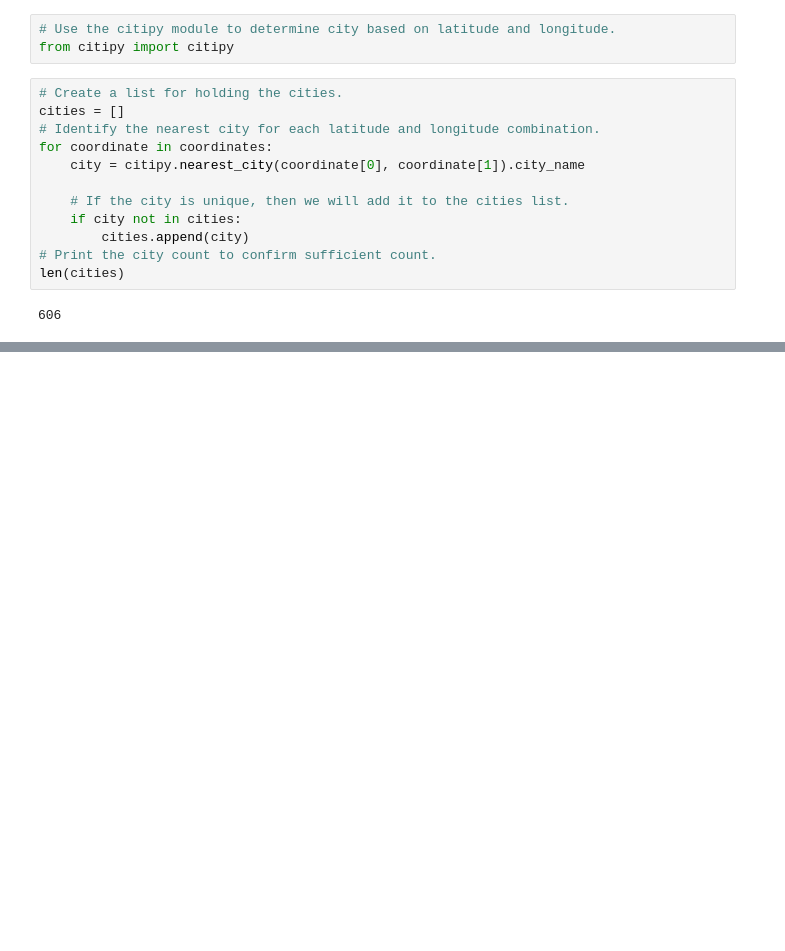
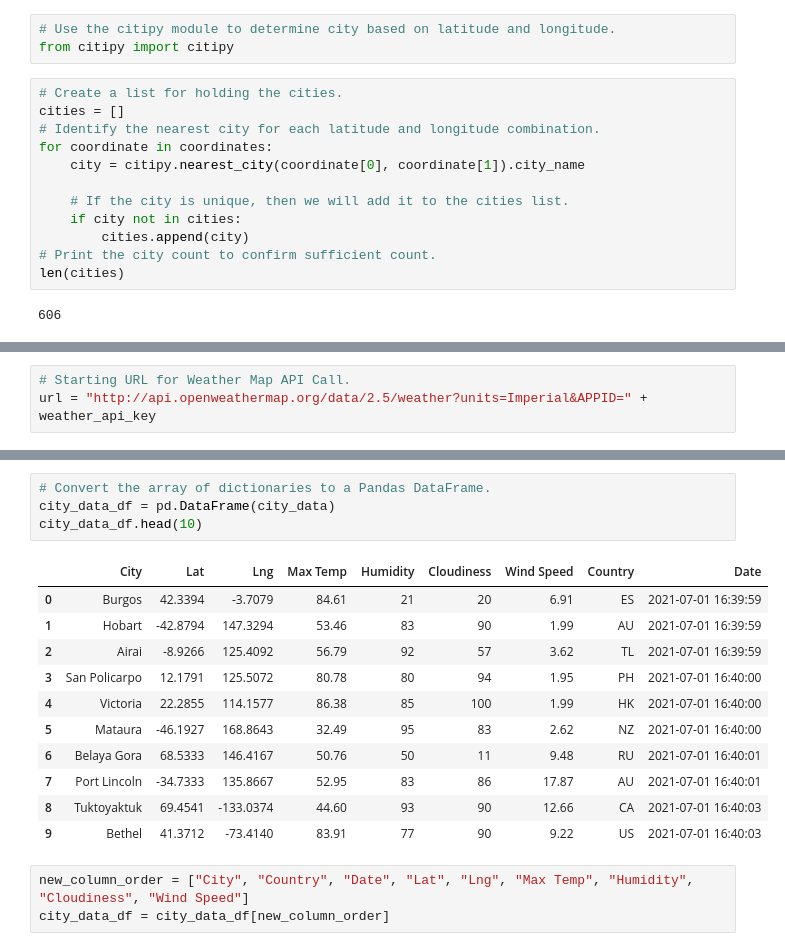
Before and after one commit to Shihab-Humayun/World_Weather_Analysis, a Jupyter notebook: WeatherPy.ipynb, the cells around one changed output, grey strips where cells are left out. Saved outputs shown, nothing was run; the diff lists cells and outputs as text; blank space fills up the shorter version.

Commit message:
Modifying .gitignore and adding WeatherPy file

```diff
--- a/WeatherPy.ipynb
+++ b/WeatherPy.ipynb
@@ -33,0 +40,3 @@ len(cities)
+# %%
+# Starting URL for Weather Map API Call.
+url = "http://api.openweathermap.org/data/2.5/weather?units=Imperial&APPID=" + weather_api_key
@@ -33,0 +134,19 @@ len(cities)
+# %%
+# Convert the array of dictionaries to a Pandas DataFrame.
+city_data_df = pd.DataFrame(city_data)
+city_data_df.head(10)
+# %% [output]
+|  | City | Lat | Lng | Max Temp | Humidity | Cloudiness | Wind Speed | Country | Date |
+| 0 | Burgos | 42.3394 | -3.7079 | 84.61 | 21 | 20 | 6.91 | ES | 2021-07-01 16:39:59 |
+| 1 | Hobart | -42.8794 | 147.3294 | 53.46 | 83 | 90 | 1.99 | AU | 2021-07-01 16:39:59 |
+| 2 | Airai | -8.9266 | 125.4092 | 56.79 | 92 | 57 | 3.62 | TL | 2021-07-01 16:39:59 |
+| 3 | San Policarpo | 12.1791 | 125.5072 | 80.78 | 80 | 94 | 1.95 | PH | 2021-07-01 16:40:00 |
+| 4 | Victoria | 22.2855 | 114.1577 | 86.38 | 85 | 100 | 1.99 | HK | 2021-07-01 16:40:00 |
+| 5 | Mataura | -46.1927 | 168.8643 | 32.49 | 95 | 83 | 2.62 | NZ | 2021-07-01 16:40:00 |
+| 6 | Belaya Gora | 68.5333 | 146.4167 | 50.76 | 50 | 11 | 9.48 | RU | 2021-07-01 16:40:01 |
+| 7 | Port Lincoln | -34.7333 | 135.8667 | 52.95 | 83 | 86 | 17.87 | AU | 2021-07-01 16:40:01 |
+| 8 | Tuktoyaktuk | 69.4541 | -133.0374 | 44.60 | 93 | 90 | 12.66 | CA | 2021-07-01 16:40:03 |
+| 9 | Bethel | 41.3712 | -73.4140 | 83.91 | 77 | 90 | 9.22 | US | 2021-07-01 16:40:03 |
+# %%
+new_column_order = ["City", "Country", "Date", "Lat", "Lng", "Max Temp", "Humidity", "Cloudiness", "Wind Speed"]
+city_data_df = city_data_df[new_column_order]
```
Also changed, not shown: parts of 5 cells of this notebook, 3 other files.
